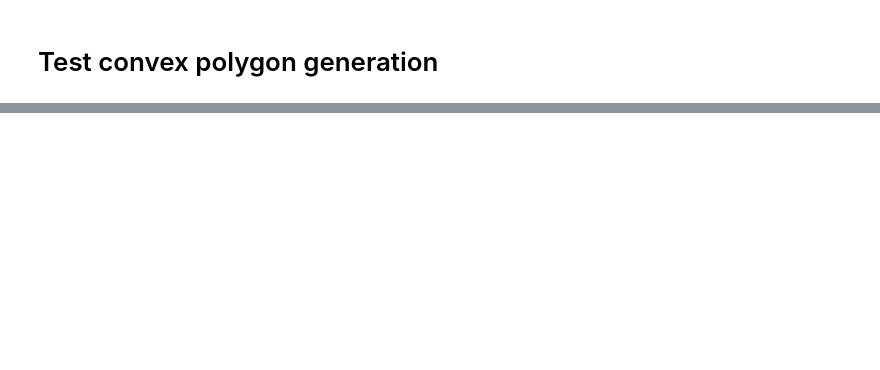
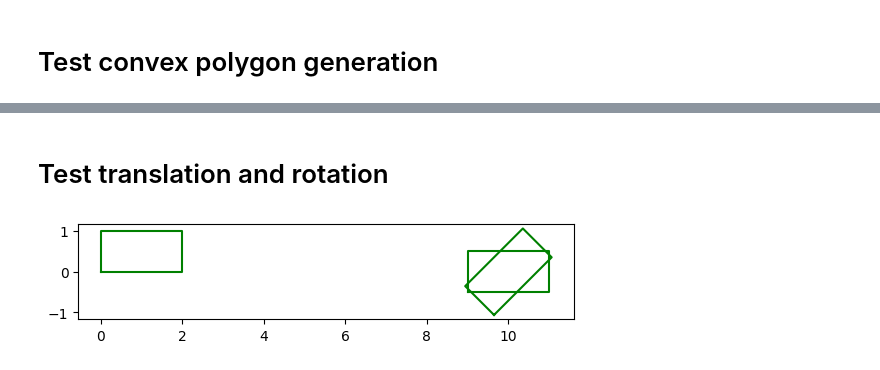
Before and after one commit to ggldnl/Path-Planning-Visualizer, a Jupyter notebook: notebooks/map/map_generation.ipynb, the cells around one changed output, grey strips where cells are left out. Saved outputs shown, nothing was run; the diff lists cells and outputs as text; code cells hidden in the pictures; blank space fills up the shorter version.

```diff
--- a/notebooks/map/map_generation.ipynb
+++ b/notebooks/map/map_generation.ipynb
@@ -282,0 +436,36 @@ class Map:
+# %% [markdown]
+# Test translation and rotation
+# %%
+polygon_1 = Rectangle(2, 1)
+polygon_2 = polygon_1.copy()
+polygon_3 = polygon_1.copy()
+
+pose_2 = (10, 0, 0)
+polygon_2.transform_to(pose_2)
+
+pose_3 = (10, 0, 45)
+polygon_3.transform_to(pose_3)
+
+# Plot the polygons
+fig, ax = plt.subplots()
+
+# Gather the points
+x_1 = [point.x for point in polygon_1.points] + [polygon_1.points[0].x]
+y_1 = [point.y for point in polygon_1.points] + [polygon_1.points[0].y]
+
+x_2 = [point.x for point in polygon_2.points] + [polygon_2.points[0].x]
+y_2 = [point.y for point in polygon_2.points] + [polygon_2.points[0].y]
+
+x_3 = [point.x for point in polygon_3.points] + [polygon_3.points[0].x]
+y_3 = [point.y for point in polygon_3.points] + [polygon_3.points[0].y]
+
+# Plot the polygon
+ax.plot(x_1, y_1, color='green', label='polygon')
+ax.plot(x_2, y_2, color='green', label='polygon')
+ax.plot(x_3, y_3, color='green', label='polygon')
+
+ax.set_aspect(1)
+
+plt.show()
+# %% [output]
+[figure, added]
```
Also changed, not shown: parts of 10 cells of this notebook.
